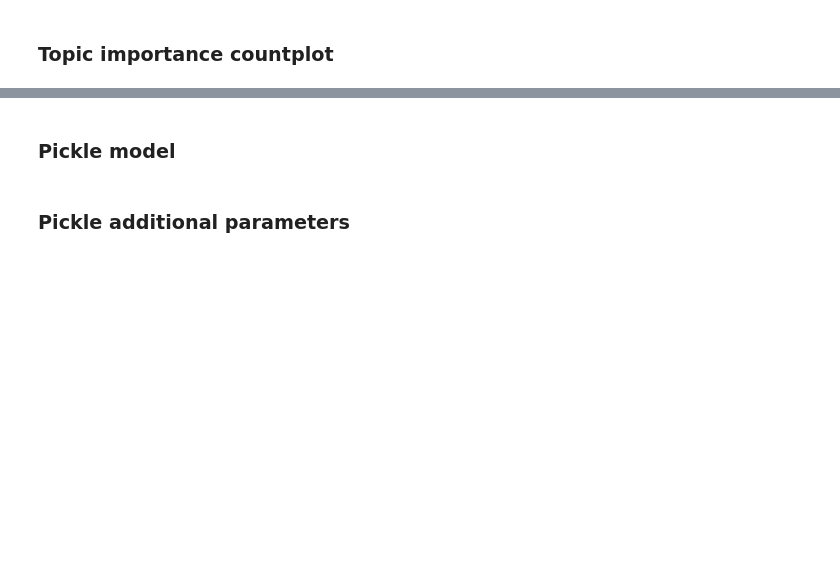
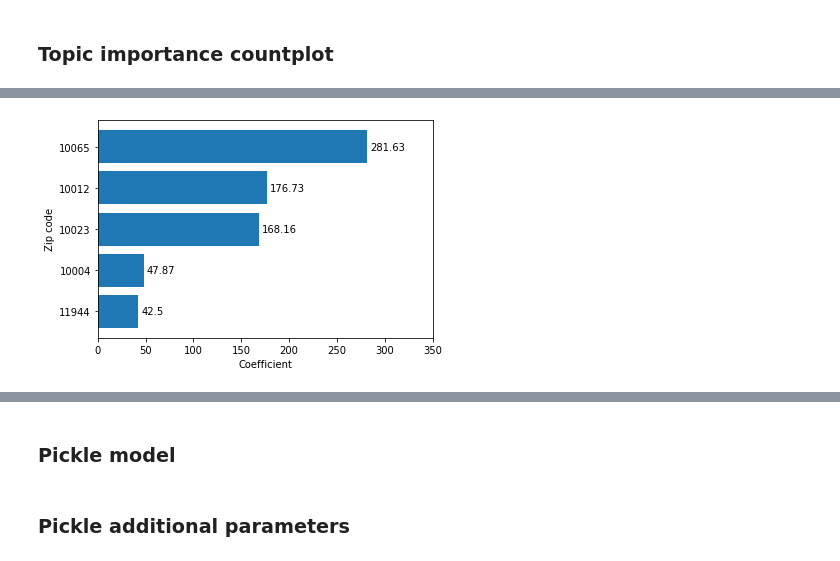
Before and after one commit to rmondini/insight-project, a Jupyter notebook: price-prediction.ipynb, the cells around one changed output, grey strips where cells are left out. Cells and saved outputs as stored; diff of their text form; code cells hidden in the pictures; blank space fills up the shorter version.

```diff
--- a/price-prediction.ipynb
+++ b/price-prediction.ipynb
@@ -494,0 +495,35 @@ plt.show()
+# %%
+reg_location_summary = reg_summary.loc[17:186].copy()
+reg_location_summary.sort_values(by=['Weights'],ascending=False,inplace=True)
+reg_location_summary.reset_index(drop=True,inplace=True)
+reg_top_location_summary = reg_location_summary.loc[0:4].copy()
+reg_bottom_location_summary = reg_location_summary.loc[165:].copy()
+
+reg_top_location_summary.replace('hotel_address_zip_code_5dig_10065','10065',inplace=True)
+reg_top_location_summary.replace('hotel_address_zip_code_5dig_10012','10012',inplace=True)
+reg_top_location_summary.replace('hotel_address_zip_code_5dig_10023','10023',inplace=True)
+reg_top_location_summary.replace('hotel_address_zip_code_5dig_10004','10004',inplace=True)
+reg_top_location_summary.replace('hotel_address_zip_code_5dig_11944','11944',inplace=True)
+
+reg_bottom_location_summary.reset_index(drop=True,inplace=True)
+reg_bottom_location_summary.replace('hotel_address_zip_code_5dig_13209','13209',inplace=True)
+reg_bottom_location_summary.replace('hotel_address_zip_code_5dig_13820','13820',inplace=True)
+reg_bottom_location_summary.replace('hotel_address_zip_code_5dig_14625','14625',inplace=True)
+reg_bottom_location_summary.replace('hotel_address_zip_code_5dig_11788','11788',inplace=True)
+reg_bottom_location_summary.replace('hotel_address_zip_code_5dig_13090','13090',inplace=True)
+# %%
+fig,ax = plt.subplots(figsize=(6,4))
+ax.barh(reg_top_location_summary.index, reg_top_location_summary['Weights'])
+ax.set_yticks(reg_top_location_summary.index)
+ax.set_yticklabels(reg_top_location_summary['Features'])
+ax.invert_yaxis()
+ax.set_xlim(0,350)
+ax.set_xlabel('Coefficient')
+ax.set_ylabel('Zip code')
+
+for i,v in enumerate(reg_top_location_summary['Weights']):
+    plt.text(v+3, i, str(round(v, 2)), color='black', va="center")
+
+plt.show()
+# %% [output]
+[figure, added]
```
Also changed, not shown: parts of 18 cells of this notebook, 1 other file.
